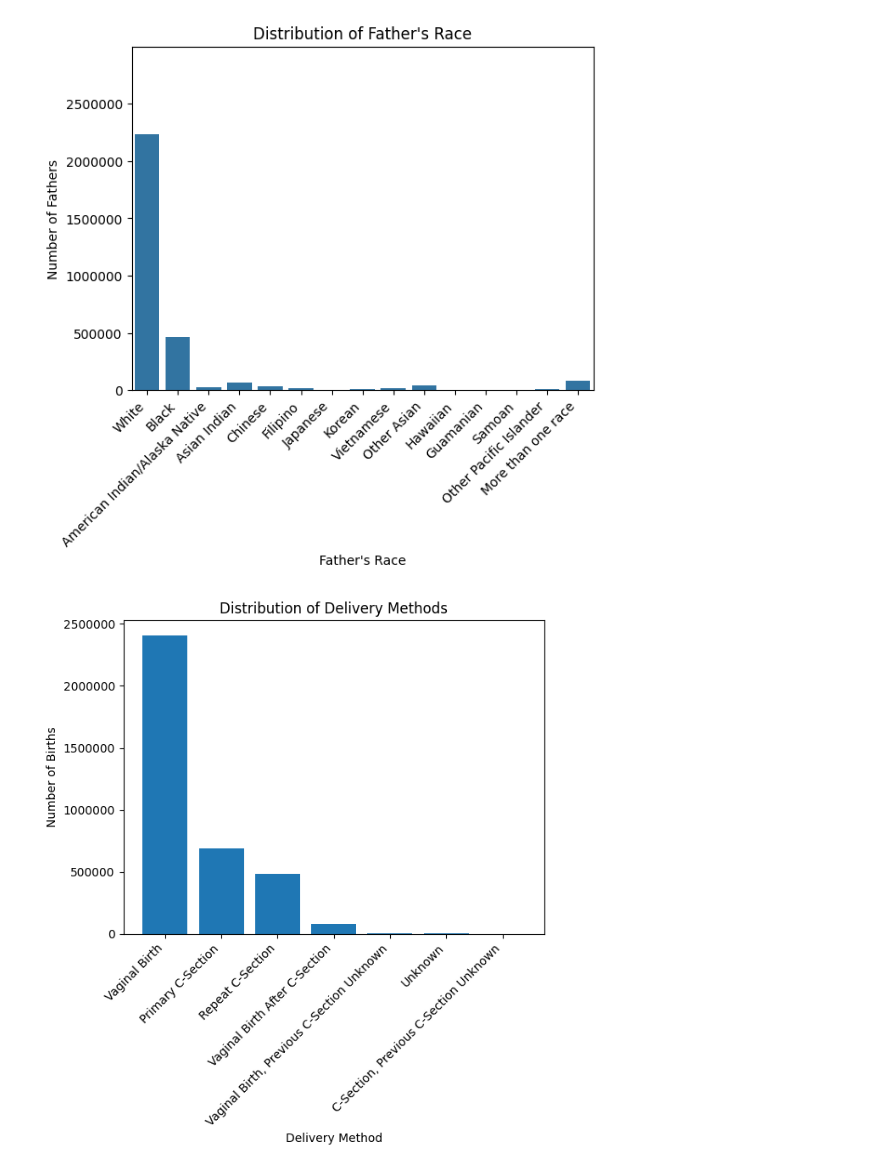
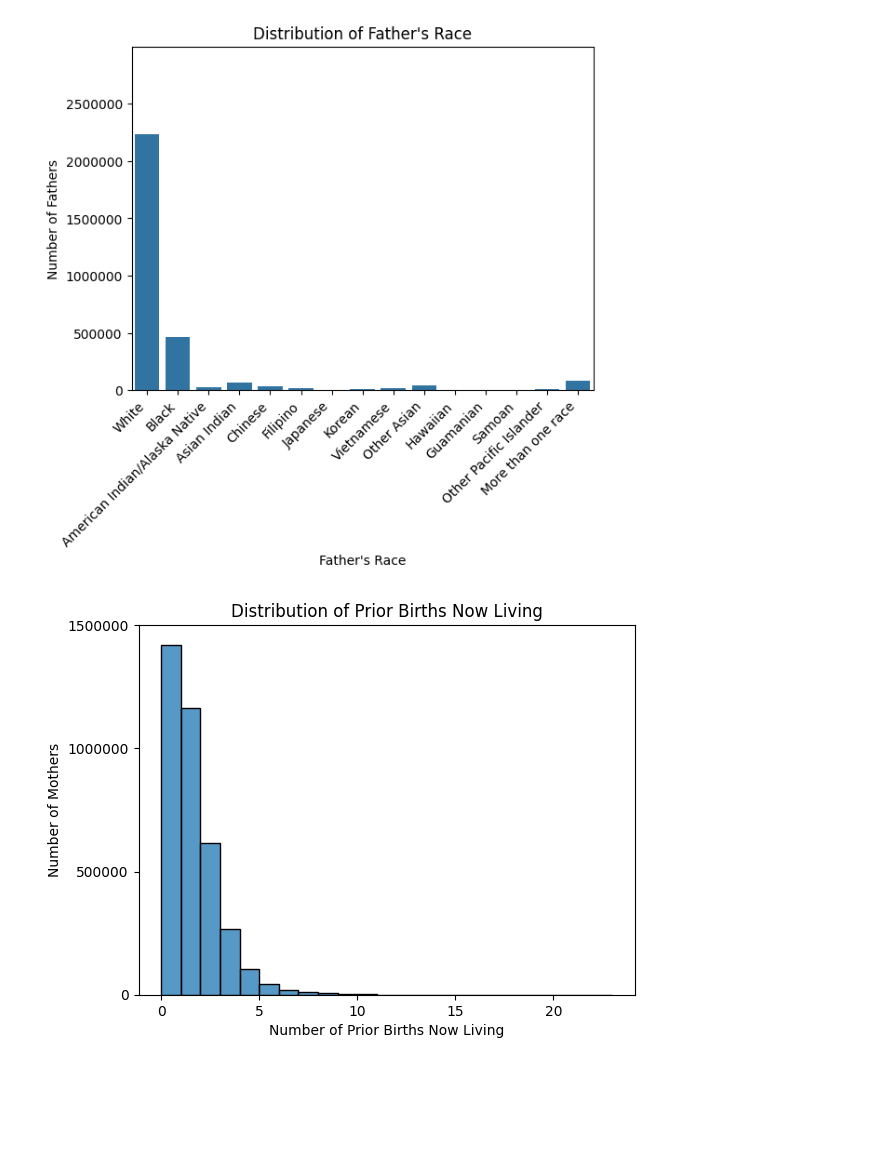
Before and after one commit to shroommu/natality-stats, a Jupyter notebook: dev/notebooks/exploratory/02_visualizations.ipynb, the cells around one changed output. Saved outputs shown, nothing was run; the diff lists cells and outputs as text; code cells hidden in the pictures; blank space fills up the shorter version.

```diff
--- a/dev/notebooks/exploratory/02_visualizations.ipynb
+++ b/dev/notebooks/exploratory/02_visualizations.ipynb
@@ -199,43 +199,25 @@ fathers_race_bar_chart_ax.set_xticklabels(
 plt.show()
 # %% [output]
 [figure]
-# %%
-delivery_method_value_counts = df["delivery_method_recode_7"].value_counts()
-
-delivery_method_value_counts_df = pd.DataFrame(delivery_method_value_counts)
-
-delivery_method_value_counts_df = delivery_method_value_counts_df.merge(
-    pd.DataFrame(
-        {
-            "label": [
-                "Vaginal Birth",
-                "Vaginal Birth After C-Section",
-                "Primary C-Section",
-                "Repeat C-Section",
-                "Vaginal Birth, Previous C-Section Unknown",
-                "C-Section, Previous C-Section Unknown",
-                "Unknown",
-            ],
-        },
-        index=[1, 2, 3, 4, 5, 6, 9],
-    ),
-    left_index=True,
-    right_index=True,
-)
-
-_, delivery_method_value_counts_df_ax = plt.subplots()
-
-delivery_method_value_counts_df_ax.set_title("Distribution of Delivery Methods")
-delivery_method_value_counts_df_ax.set_yticklabels(np.arange(0, 3000000, 500000))
-delivery_method_value_counts_df_ax.bar(
-    delivery_method_value_counts_df["label"],
-    delivery_method_value_counts_df["count"],
-)
-labels = delivery_method_value_counts_df_ax.get_xticklabels()
-plt.setp(labels, rotation=45, horizontalalignment="right")
-plt.xlabel("Delivery Method")
-plt.ylabel("Number of Births")
-
-plt.show()
-# %% [output]
-[figure, removed]
+# %%
+prior_births_now_living_value_counts = df["prior_births_now_living"].value_counts(
+    sort=False
+)
+prior_births_now_living_value_counts = prior_births_now_living_value_counts.drop(99)
+
+prior_births_now_living_histogram_ax = sns.histplot(
+    x=prior_births_now_living_value_counts.index,
+    weights=prior_births_now_living_value_counts.values,
+    binwidth=1,
+)
+prior_births_now_living_histogram_ax.set_title(
+    "Distribution of Prior Births Now Living"
+)
+prior_births_now_living_histogram_ax.set_xlabel("Number of Prior Births Now Living")
+prior_births_now_living_histogram_ax.set_ylabel("Number of Mothers")
+prior_births_now_living_histogram_ax.set_yticks(
+    np.arange(0, 2000000, 500000), labels=np.arange(0, 2000000, 500000)
+)
+plt.show()
+# %% [output]
+[figure, added]
```
Also changed, not shown: parts of 19 cells of this notebook.
